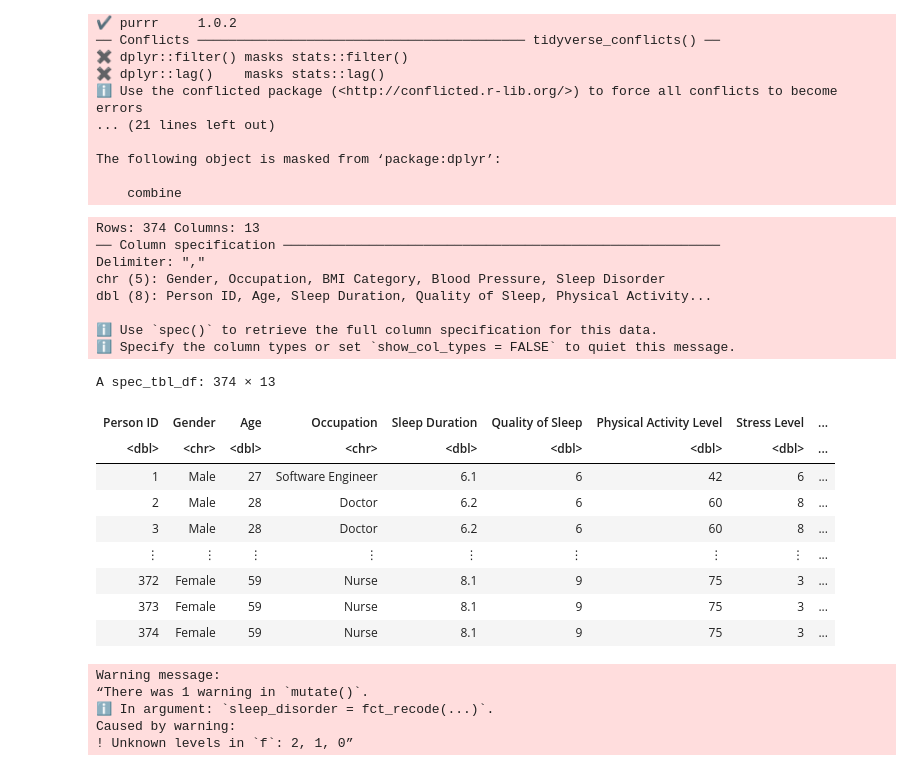
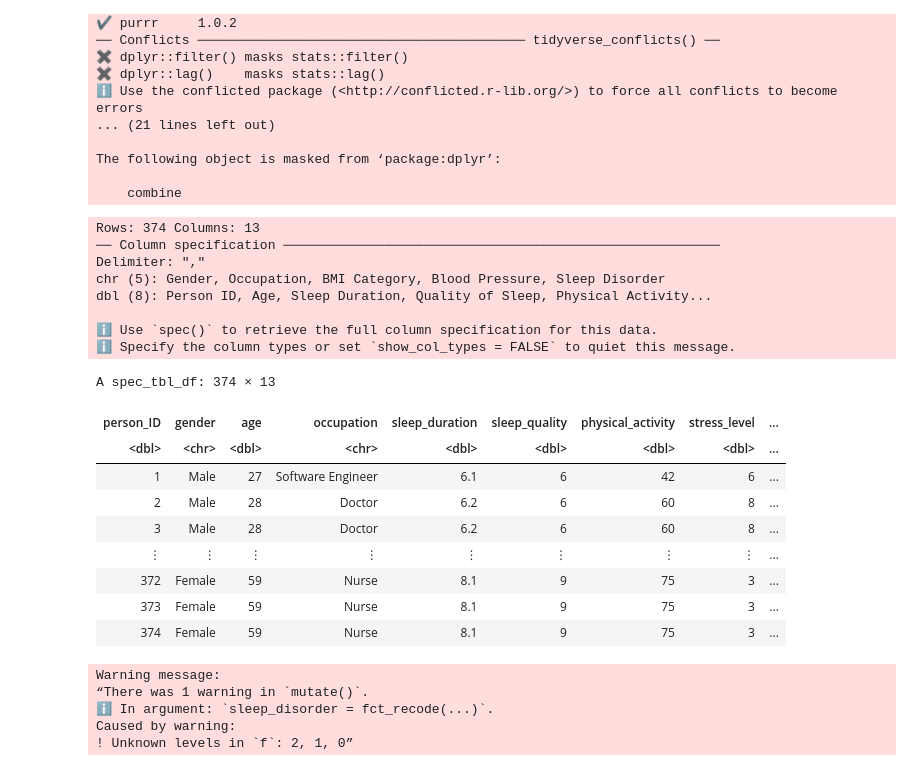
Before and after one commit to d-alex171/dsci-project, a Jupyter notebook: ProjectReport.ipynb, the cells around one changed output. Cells and saved outputs as stored; diff of their text form; code cells hidden in the pictures.

```diff
--- a/ProjectReport.ipynb
+++ b/ProjectReport.ipynb
@@ -36,21 +36,21 @@ The following object is masked from ‘package:dplyr’:
 # %%
 set.seed(2005)
 
 #Read in our data.
 sleep_data_untidy <- read_csv("Sleep_health_and_lifestyle_dataset.csv")
-colnames(sleep_data) <- c("person_ID", "gender", "age", "occupation", "sleep_duration", "sleep_quality", "physical_activity", "stress_level", "BMI", "blood_pressure", "heart_rate", "daily_steps", "sleep_disorder")
+colnames(sleep_data_untidy) <- c("person_ID", "gender", "age", "occupation", "sleep_duration", "sleep_quality", "physical_activity", "stress_level", "BMI", "blood_pressure", "heart_rate", "daily_steps", "sleep_disorder")
 sleep_data_untidy
 # %% [output]
 Rows: 374 Columns: 13
 ── Column specification ────────────────────────────────────────────────────────
 Delimiter: ","
 chr (5): Gender, Occupation, BMI Category, Blood Pressure, Sleep Disorder
 dbl (8): Person ID, Age, Sleep Duration, Quality of Sleep, Physical Activity...
 
 ℹ Use `spec()` to retrieve the full column specification for this data.
 ℹ Specify the column types or set `show_col_types = FALSE` to quiet this message.
 A spec_tbl_df: 374 × 13
-| Person ID | Gender | Age | Occupation | Sleep Duration | Quality of Sleep | Physical Activity Level | Stress Level | ... |
+| person_ID | gender | age | occupation | sleep_duration | sleep_quality | physical_activity | stress_level | ... |
 | <dbl> | <chr> | <dbl> | <chr> | <dbl> | <dbl> | <dbl> | <dbl> | ... |
 | 1 | Male | 27 | Software Engineer | 6.1 | 6 | 42 | 6 | ... |
 | 2 | Male | 28 | Doctor | 6.2 | 6 | 60 | 8 | ... |
```
Also changed, not shown: parts of 8 cells of this notebook.
